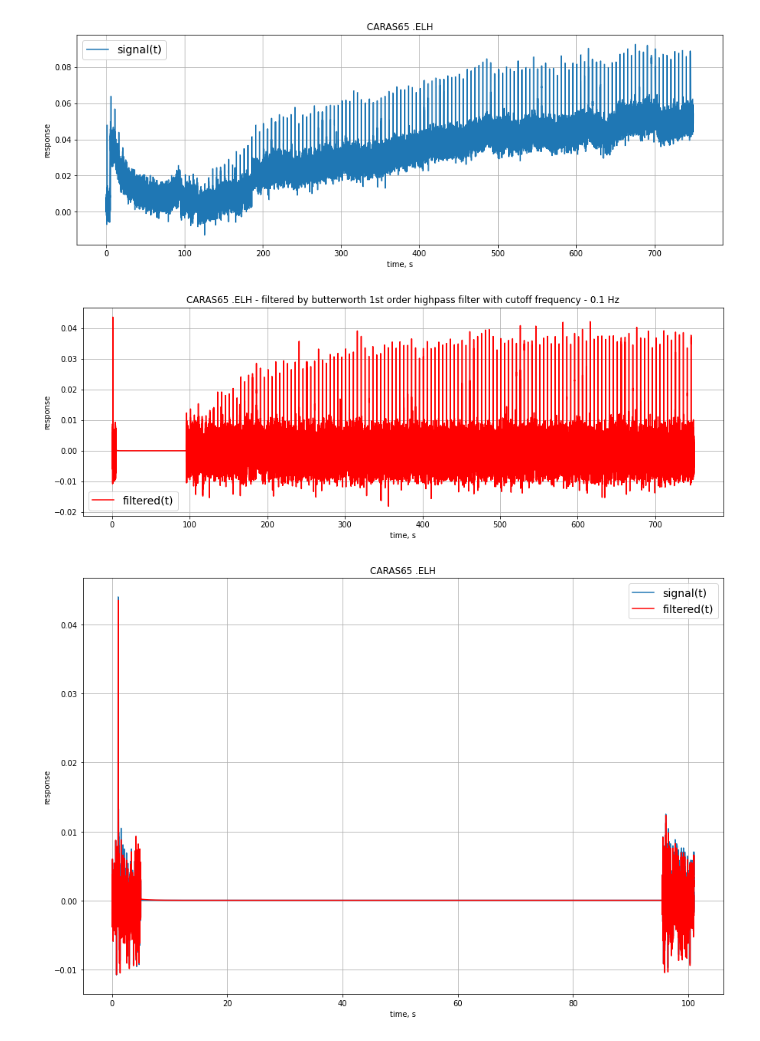
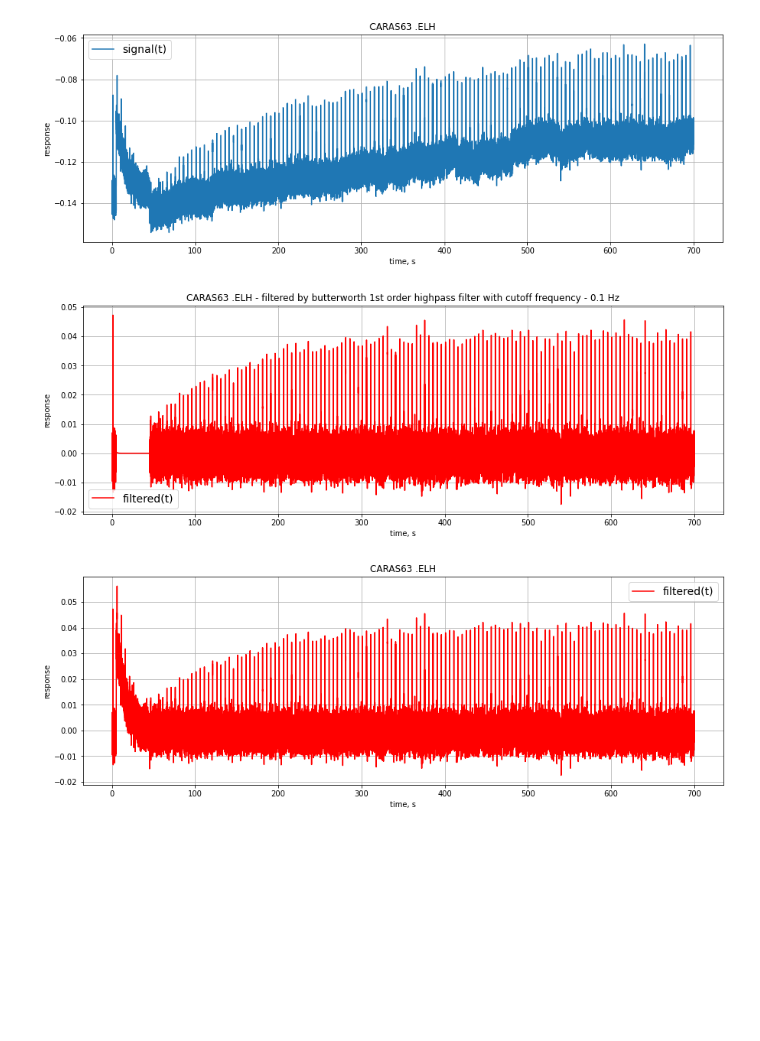
Before and after one commit to AndreiZherder/adaptation-memory, a Jupyter notebook: carassius.ipynb, the cells around one changed output. Drawn from its saved outputs; the diff is of its cells as text; code cells hidden in the pictures; blank space fills up the shorter version.

Commit message:
separate name for each output file, whole filtered signal with background painted

```diff
--- a/carassius.ipynb
+++ b/carassius.ipynb
@@ -3,12 +3,12 @@ import matplotlib.pyplot as plt
 import numpy as np
 
 filedir = './data/'
-filenames = ['CARAS65 .ELH']
+filenames = ['CARAS63 .ELH']
 fs = 500                    # частота дискретизации, Гц
 first_stim_start_time = 1   # начало первого стимула, с
 period = 5                  # период следования стимулов, с
 background_start_time = 5   # начало фоновой засветки, с
-background_duration = 90    # длительность фоновой засветки, с
+background_duration = 40    # длительность фоновой засветки, с
 sign = 1                    # полярность {1:'+', -1:'-'}
 low_cutoff = 0.1            # частота среза highpass фильтра, Гц
 # начало первого импульса после фоновой засветки
@@ -34,11 +34,11 @@ fig.set_figwidth(15)
 fig.set_figheight(5)
 ax.set_xlabel('time, s')
 ax.set_ylabel('response')
-ax.set_title(filename)
+ax.set_title(','.join(filenames))
 ax.legend(prop={"size": 14})
 ax.grid()
 # %% [output]
-[figure, old version]
+[figure, new version]
 # %%
 # Смещение сигнала до начала фона к 0
 signal[:background_start_time * fs] -= signal[:first_stim_start_time * fs].mean()
@@ -64,23 +64,27 @@ fig.set_figwidth(15)
 fig.set_figheight(5)
 ax.set_xlabel('time, s')
 ax.set_ylabel('response')
-ax.set_title(f'{filename} - filtered by butterworth 1st order highpass filter with cutoff frequency - {low_cutoff} Hz')
+ax.set_title(f'{",".join(filenames)} - filtered by butterworth 1st order highpass filter with cutoff frequency - {low_cutoff} Hz')
 ax.legend(prop={"size": 14})
 ax.grid()
 # %% [output]
-[figure, old version]
+[figure, new version]
 # %%
+# Возврат ступеньки, смещенной к нулю, в отфильтрованный сигнал, просто чтобы ее нарисовать
+begin = background_start_time * fs
+end = after_background_start_time * fs - (after_background_start_time - background_start_time - background_duration) * fs // 2
+filtered[begin:end] = background - background[0]
+
+
 fig, ax = plt.subplots()
-end = after_background_start_time * fs + period * fs
-ax.plot(t[:end], signal[:end], label='signal(t)')
-ax.plot(t[:end], filtered[:end], 'r', label='filtered(t)')
+ax.plot(t, filtered, 'r', label='filtered(t)')
 fig.set_figwidth(15)
-fig.set_figheight(10)
+fig.set_figheight(5)
 ax.set_xlabel('time, s')
 ax.set_ylabel('response')
-ax.set_title(f'{filename}')
+ax.set_title(f'{",".join(filenames)}')
 ax.legend(prop={"size": 14})
 ax.grid()
 # %% [output]
-[figure, old version]
+[figure, new version]
 # %%
```
Also changed, not shown: parts of 4 cells of this notebook.
